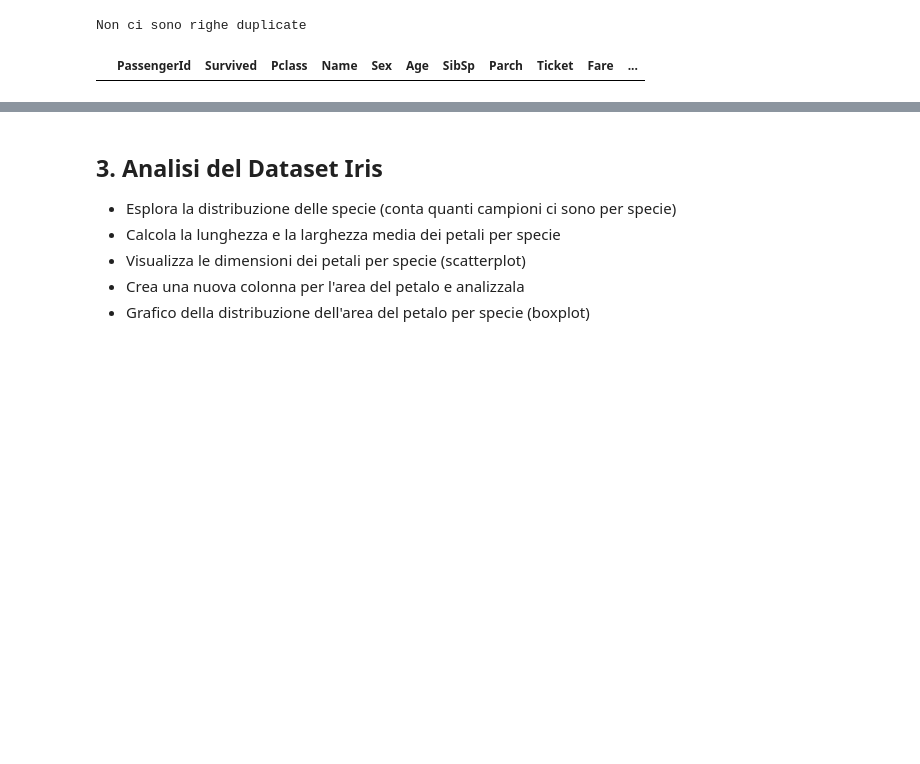
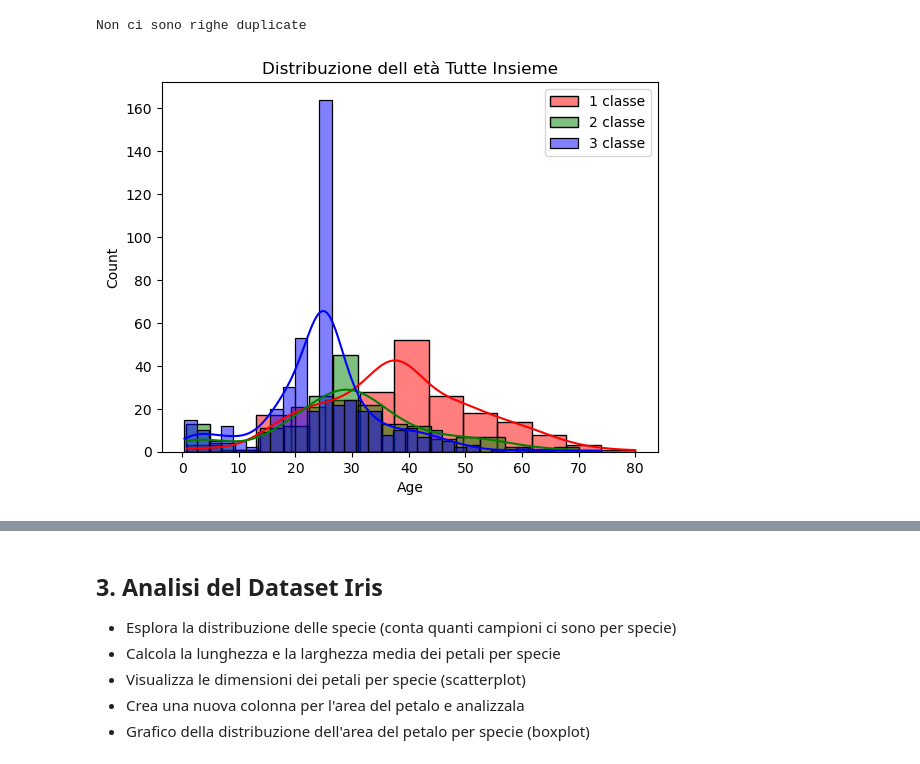
Before and after one commit to Sno2205/ProgrammingLab, a Jupyter notebook: EserciziParte2/5.4_Esercizi_lez_5.ipynb, the cells around one changed output, grey strips where cells are left out. Saved outputs shown, nothing was run; the diff lists cells and outputs as text; code cells hidden in the pictures; blank space fills up the shorter version.

```diff
--- a/EserciziParte2/5.4_Esercizi_lez_5.ipynb
+++ b/EserciziParte2/5.4_Esercizi_lez_5.ipynb
@@ -112,7 +112,12 @@ mediaEta = df.groupby("Pclass")['Age'].mean()
 
 for i in mediaEta.index:
     df.loc[df['Pclass'] == i, "Age"] = df[df['Pclass'] == i]['Age'].fillna(mediaEta.loc[i])
-# %%
-df[df['Age'].isna()]
-# %% [output]
-|  | PassengerId | Survived | Pclass | Name | Sex | Age | SibSp | Parch | Ticket | Fare | ... |
+# %%
+sns.histplot(data=df[df['Pclass'] == 1], x='Age', label="1 classe", kde=True, color = "red",)
+sns.histplot(data=df[df['Pclass'] == 2], x='Age', label="2 classe",kde=True, color = "green")
+sns.histplot(data=df[df['Pclass'] == 3], x='Age', label="3 classe",kde=True, color = "blue")
+plt.title('Distribuzione dell età Tutte Insieme')
+plt.legend()
+plt.show()
+# %% [output]
+[figure, added]
```
Also changed, not shown: parts of 12 cells of this notebook.
